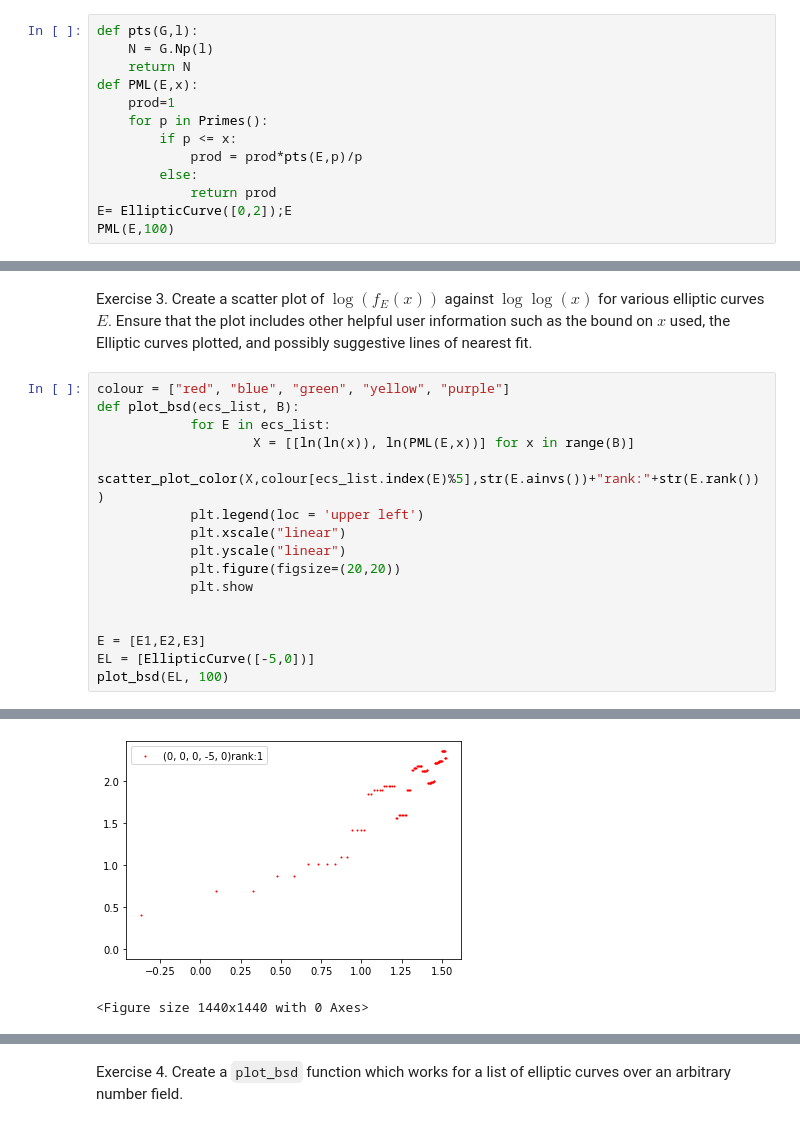
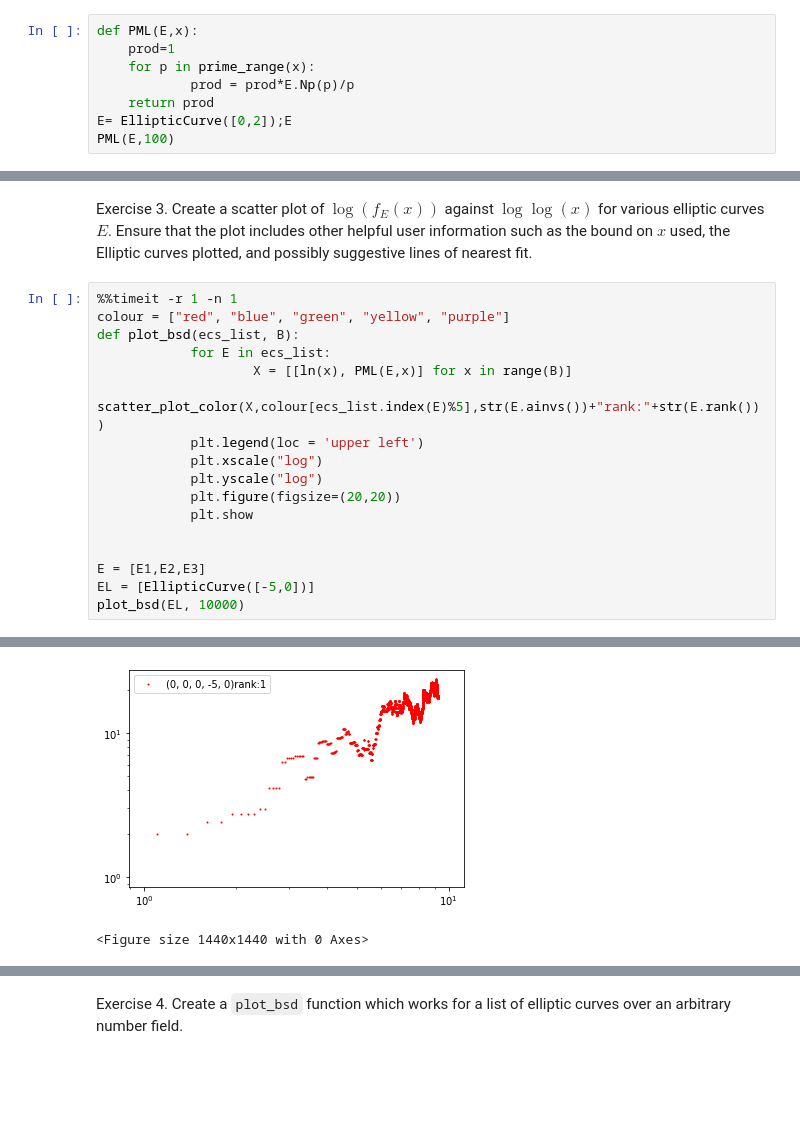
Before and after one commit to Rusti1/computational_nt, a Jupyter notebook: case_studies/bsd_experiments/day_2_exercises.ipynb, the cells around one changed output, grey strips where cells are left out. Drawn from its saved outputs; the diff is of its cells as text; blank space fills up the shorter version.

```diff
--- a/case_studies/bsd_experiments/day_2_exercises.ipynb
+++ b/case_studies/bsd_experiments/day_2_exercises.ipynb
@@ -7,16 +7,11 @@ $$f_E(x) = \prod_{p \leq x}\frac{N_p(E)}{p}$$
 
 for a given elliptic curve $E/\mathbb{Q}$ and input $x \in \mathbb{R}$.
 # %%
-def pts(G,l):
-    N = G.Np(l)
-    return N
 def PML(E,x):
     prod=1
-    for p in Primes():
-        if p <= x:
-            prod = prod*pts(E,p)/p
-        else:
-            return prod
+    for p in prime_range(x):
+            prod = prod*E.Np(p)/p
+    return prod
 E= EllipticCurve([0,2]);E
 PML(E,100)
 # %% [output]
@@ -52,19 +52,20 @@ plt.show()
 # %% [markdown]
 Exercise 3. Create a scatter plot of $\log(f_E(x))$ against $\log\log(x)$ for various elliptic curves $E$. Ensure that the plot includes other helpful user information such as the bound on $x$ used, the Elliptic curves plotted, and possibly suggestive lines of nearest fit.
 # %%
+%%timeit -r 1 -n 1
 colour = ["red", "blue", "green", "yellow", "purple"]
 def plot_bsd(ecs_list, B):
             for E in ecs_list:
-                    X = [[ln(ln(x)), ln(PML(E,x))] for x in range(B)]
+                    X = [[ln(x), PML(E,x)] for x in range(B)]
                     scatter_plot_color(X,colour[ecs_list.index(E)%5],str(E.ainvs())+"rank:"+str(E.rank()))
             plt.legend(loc = 'upper left')
-            plt.xscale("linear")
-            plt.yscale("linear")
+            plt.xscale("log")
+            plt.yscale("log")
             plt.figure(figsize=(20,20))
             plt.show
 
 
 E = [E1,E2,E3]
 EL = [EllipticCurve([-5,0])]
-plot_bsd(EL, 100)
+plot_bsd(EL, 10000)
 # %% [output]
@@ -71,2 +73,2 @@ plot_bsd(EL, 100)
-[figure, old version]
+[figure, new version]
-<Figure size 1440x1440 with 0 Axes>
+<Figure size 1440x1440 with 0 Axes>
```
Also changed, not shown: parts of 6 cells of this notebook, 5 other files.
